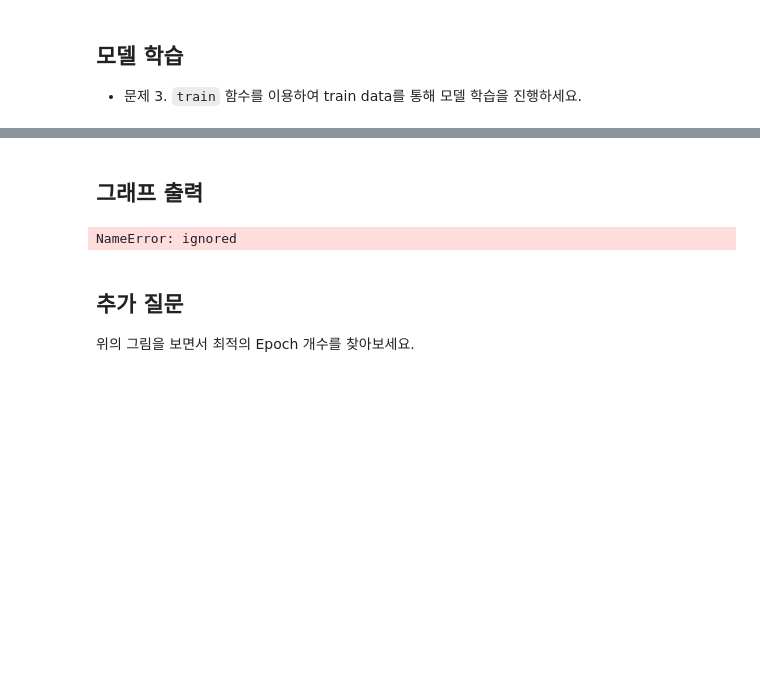
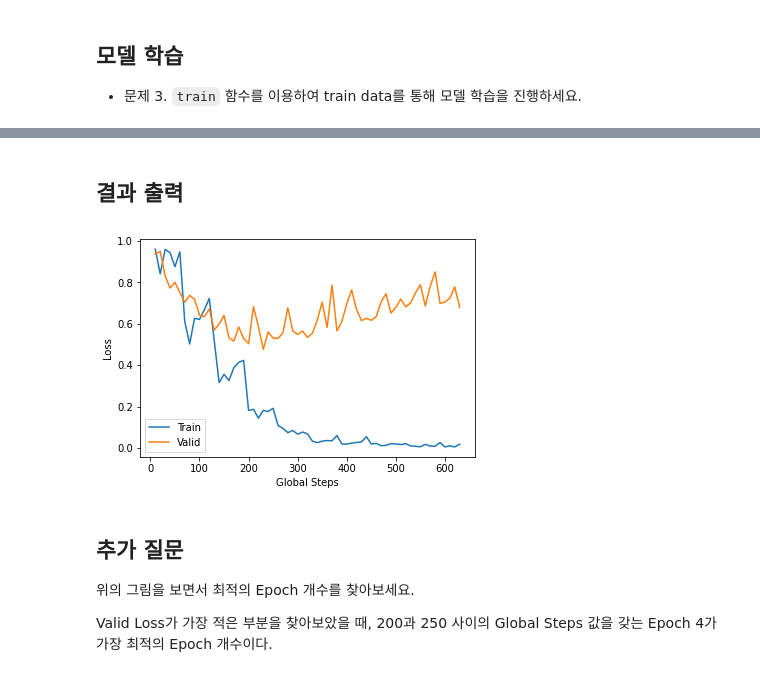
Before and after one commit to leechanwoo-kor/nlp, a Jupyter notebook: 2021720639_torch.ipynb, the cells around one changed output, grey strips where cells are left out. Saved outputs shown, nothing was run; the diff lists cells and outputs as text; code cells hidden in the pictures; blank space fills up the shorter version.

```diff
--- a/2021720639_torch.ipynb
+++ b/2021720639_torch.ipynb
@@ -144,0 +287,25 @@ valid_dataset = None # Problem 2
+# %%
+# nltk의 토크나이저를 사용하기에 이를 다운로드 받습니다.
+nltk.download('punkt')
+
+# 데이터의 기본 형태에 대한 정보입니다.
+output_file_path="./model/"
+os.makedirs(output_file_path, exist_ok=True)
+device = torch.device('cuda:0' if torch.cuda.is_available() else 'cpu')
+
+label_field = Field(sequential=False, use_vocab=False, batch_first=True, dtype=torch.long)
+text_field = Field(tokenize=word_tokenize, lower=True, include_lengths=True, batch_first=True)
+fields = [('text', text_field), ('labels', label_field)]
+
+# train, validation 데이터 csv 파일을 읽어옵니다.
+train_data, valid_data = TabularDataset.splits(path="./", train='train.csv', validation='valid.csv',
+                                               format='CSV', fields=fields, skip_header=True)
+train_loader = BucketIterator(train_data, batch_size=32, sort_key=lambda x: len(x.text),
+                              device=device, sort=True, sort_within_batch=True)
+
+# <ToDo>: valid_dataset을 불러오세요.
+valid_loader = BucketIterator(valid_data, batch_size=32, sort_key=lambda x: len(x.text),
+                              device=device, sort=True, sort_within_batch=True)
+
+text_field.build_vocab(train_data, min_freq=3)
+vocab_size = len(text_field.vocab)
@@ -153,0 +319,8 @@ TypeError: ignored
+# %%
+# 앞서 정의한 LSTMClassifier 클래스의 인스턴스를 만듭니다.
+model = LSTMClassifier(vocab_size).to(device)
+# Adam optimizier를 사용합니다.
+optimizer = torch.optim.Adam(model.parameters(), lr=0.001)
+
+# <ToDo>: 학습을 위해 train 함수의 적절한 parameter를 전달해주세요.
+train(model, device, optimizer, train_loader, valid_loader, output_file_path, num_epochs=10)
@@ -154,11 +345,13 @@ TypeError: ignored
 # %% [markdown]
-## 그래프 출력
+## 결과 출력
-# %%
-# 학습 히스토리를 통해 training loss와 validation loss를 그래프로 그립니다.
-draw_graph(history)
-# %% [output]
-NameError: ignored
+# %%
+draw_graph(output_file_path, device)
+# %% [output]
+[figure, added]
 # %% [markdown]
 ## 추가 질문
 
 위의 그림을 보면서 최적의 Epoch 개수를 찾아보세요.
+
+Valid Loss가 가장 적은 부분을 찾아보았을 때,
+200과 250 사이의 Global Steps 값을 갖는 Epoch 4가 가장 최적의 Epoch 개수이다.
```
Also changed, not shown: parts of 24 cells of this notebook.
